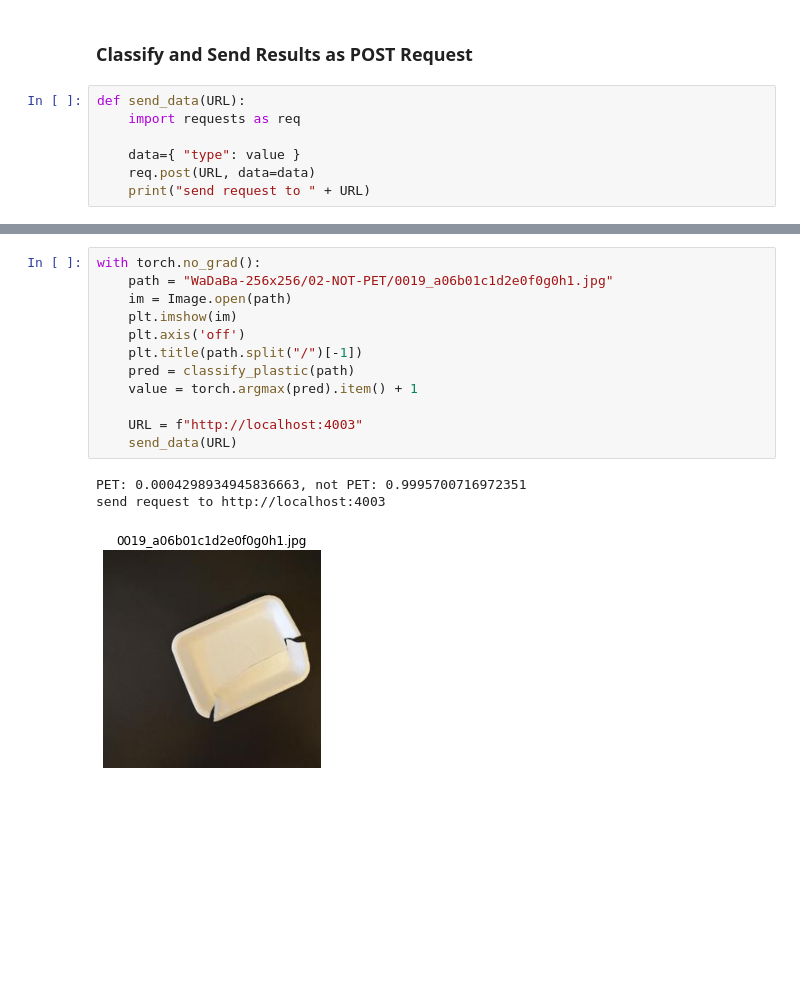
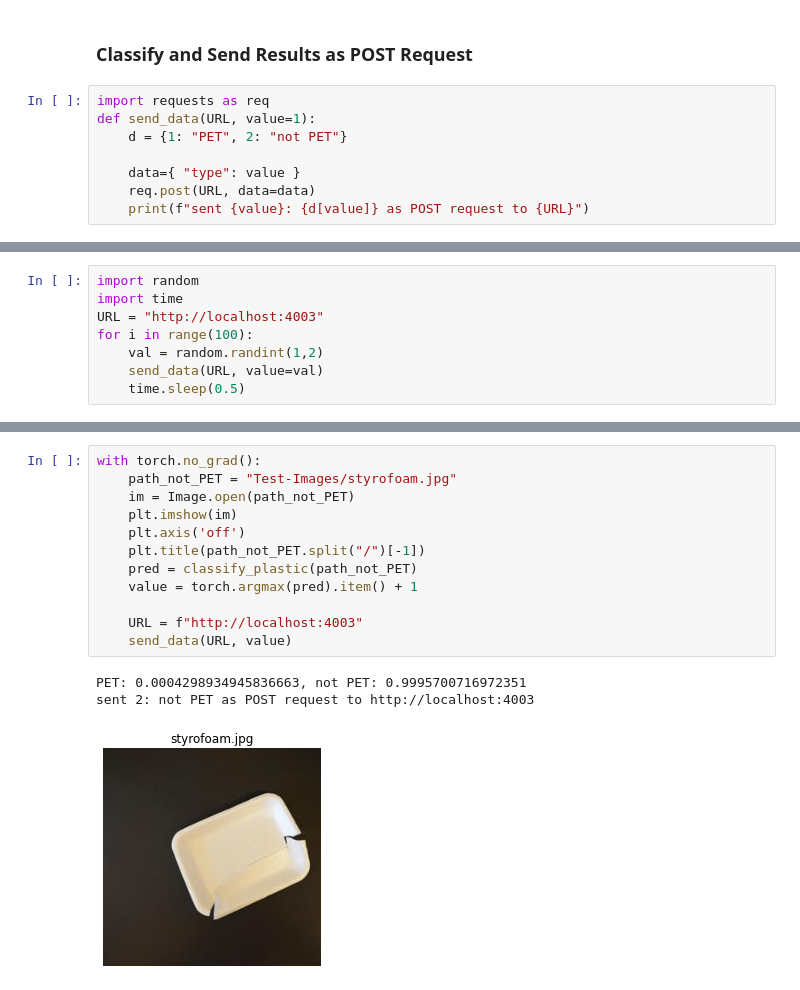
Before and after one commit to qingyuan-wu/Praxis-III, a Jupyter notebook: classify.ipynb, the cells around one changed output, grey strips where cells are left out. Cells and saved outputs as stored; diff of their text form; blank space fills up the shorter version.

Commit message:
design pitch version. Get request in circuitpython needed

```diff
--- a/classify.ipynb
+++ b/classify.ipynb
@@ -172,9 +169,10 @@ def classify_plastic(image_path):
 # %% [markdown]
 ### Classify and Send Results as POST Request
 # %%
-def send_data(URL):
-    import requests as req
+import requests as req
+def send_data(URL, value=1):
+    d = {1: "PET", 2: "not PET"}
 
     data={ "type": value }
     req.post(URL, data=data)
-    print("send request to " + URL)
+    print(f"sent {value}: {d[value]} as POST request to {URL}")
@@ -180,0 +190,8 @@ def send_data(URL):
+# %%
+import random
+import time
+URL = "http://localhost:4003"
+for i in range(100):
+    val = random.randint(1,2)
+    send_data(URL, value=val)
+    time.sleep(0.5)
@@ -181,16 +216,16 @@ def send_data(URL):
 # %%
 with torch.no_grad():
-    path = "WaDaBa-256x256/02-NOT-PET/0019_a06b01c1d2e0f0g0h1.jpg"
-    im = Image.open(path)
+    path_not_PET = "Test-Images/styrofoam.jpg"
+    im = Image.open(path_not_PET)
     plt.imshow(im)
     plt.axis('off')
-    plt.title(path.split("/")[-1])
-    pred = classify_plastic(path)
+    plt.title(path_not_PET.split("/")[-1])
+    pred = classify_plastic(path_not_PET)
     value = torch.argmax(pred).item() + 1
 
     URL = f"http://localhost:4003"
-    send_data(URL)
+    send_data(URL, value)
 # %% [output]
 PET: 0.0004298934945836663, not PET: 0.9995700716972351
-send request to http://localhost:4003
+sent 2: not PET as POST request to http://localhost:4003
-[figure, old version]
+[figure, new version]
```
Also changed, not shown: parts of 5 cells of this notebook, 6 other files.
